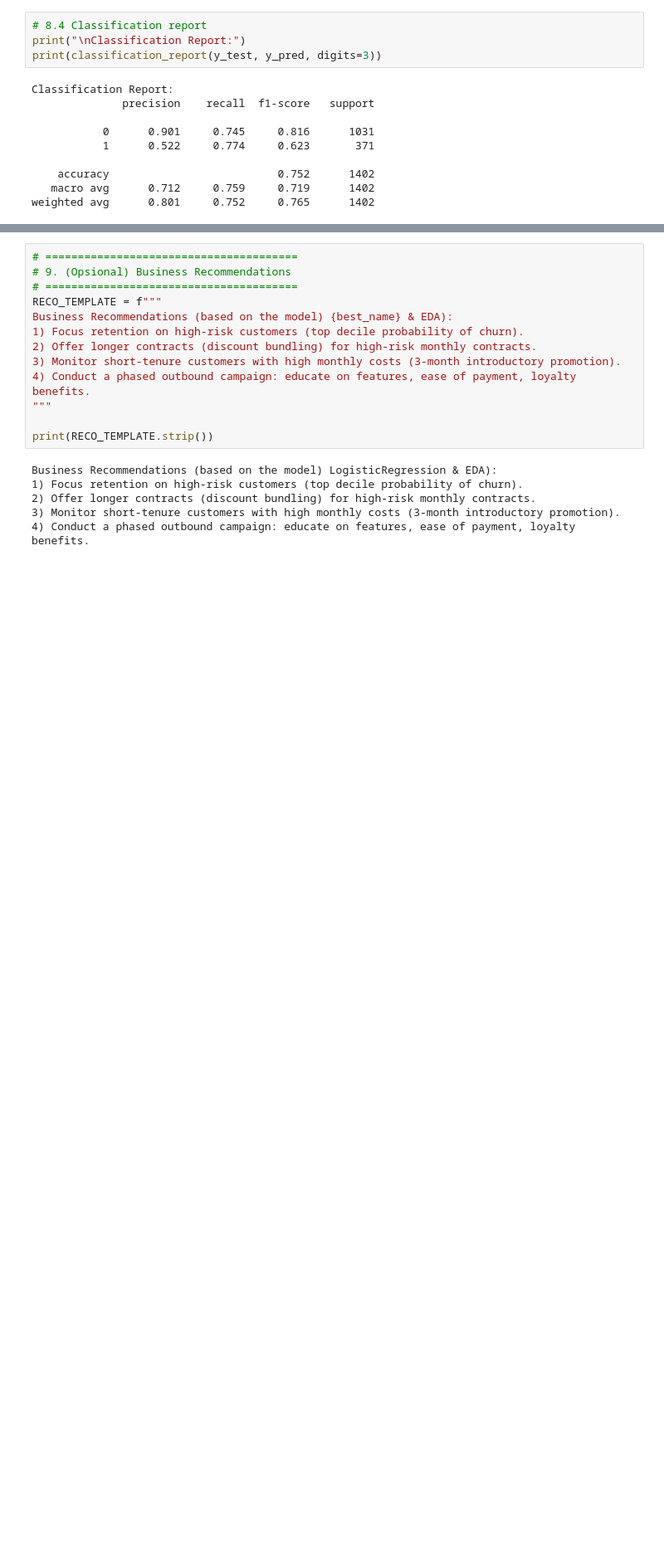
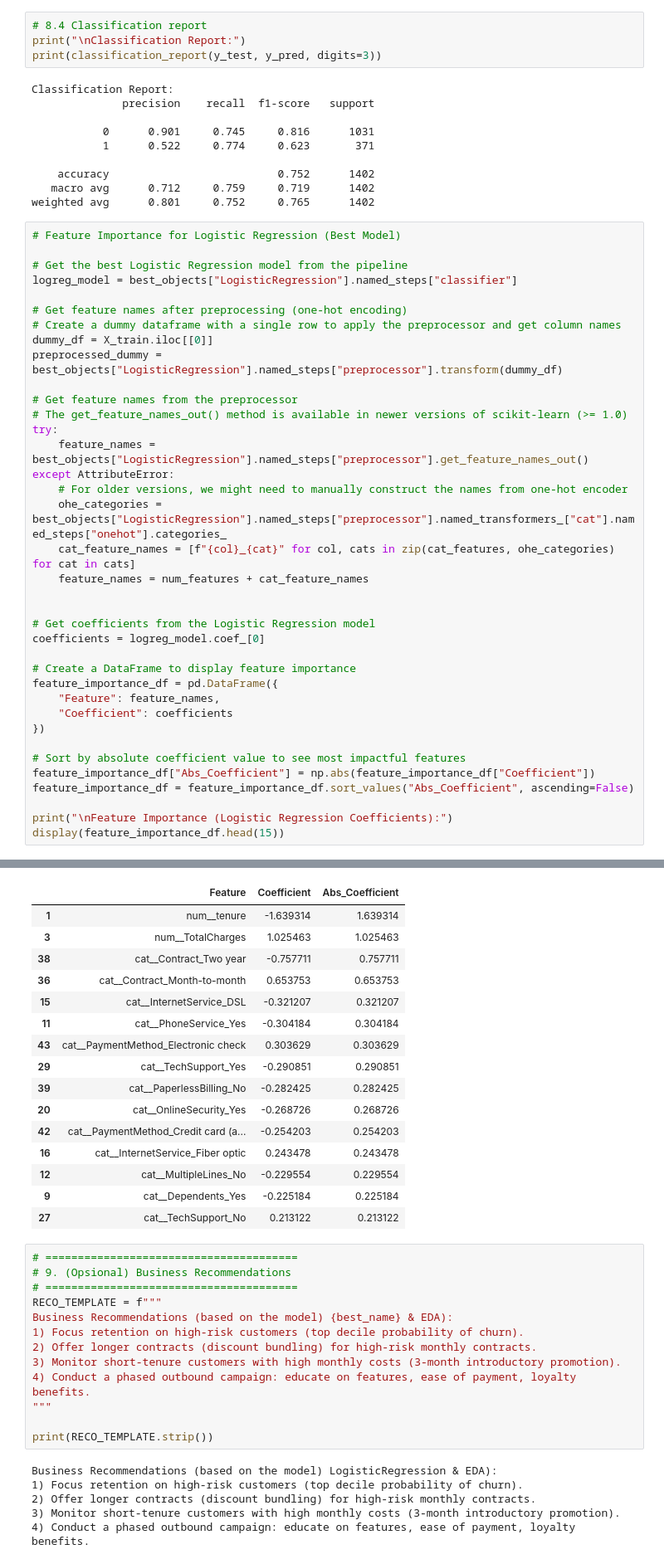
Before and after one commit to alfandoo/churn-portfolio, a Jupyter notebook: Churn_Prediction.ipynb, the cells around one changed output, grey strips where cells are left out. Shown at 83% size. Saved outputs shown, nothing was run; the diff lists cells and outputs as text; blank space fills up the shorter version.

```diff
--- a/Churn_Prediction.ipynb
+++ b/Churn_Prediction.ipynb
@@ -722,3 +722,41 @@ Classification Report:
     accuracy                          0.752      1402
    macro avg      0.712     0.759     0.719      1402
 weighted avg      0.801     0.752     0.765      1402
+# %%
+# Feature Importance for Logistic Regression (Best Model)
+
+# Get the best Logistic Regression model from the pipeline
+logreg_model = best_objects["LogisticRegression"].named_steps["classifier"]
+
+# Get feature names after preprocessing (one-hot encoding)
+# Create a dummy dataframe with a single row to apply the preprocessor and get column names
+dummy_df = X_train.iloc[[0]]
+preprocessed_dummy = best_objects["LogisticRegression"].named_steps["preprocessor"].transform(dummy_df)
+
+# Get feature names from the preprocessor
+# The get_feature_names_out() method is available in newer versions of scikit-learn (>= 1.0)
+try:
+    feature_names = best_objects["LogisticRegression"].named_steps["preprocessor"].get_feature_names_out()
+except AttributeError:
+    # For older versions, we might need to manually construct the names from one-hot encoder
+    ohe_categories = best_objects["LogisticRegression"].named_steps["preprocessor"].named_transformers_["cat"].named_steps["onehot"].categories_
+    cat_feature_names = [f"{col}_{cat}" for col, cats in zip(cat_features, ohe_categories) for cat in cats]
+    feature_names = num_features + cat_feature_names
+
+
+# Get coefficients from the Logistic Regression model
+coefficients = logreg_model.coef_[0]
+
+# Create a DataFrame to display feature importance
+feature_importance_df = pd.DataFrame({
+    "Feature": feature_names,
+    "Coefficient": coefficients
+})
+
+# Sort by absolute coefficient value to see most impactful features
+feature_importance_df["Abs_Coefficient"] = np.abs(feature_importance_df["Coefficient"])
+feature_importance_df = feature_importance_df.sort_values("Abs_Coefficient", ascending=False)
+
+print("\nFeature Importance (Logistic Regression Coefficients):")
+display(feature_importance_df.head(15))
+# %% [output]
@@ -725,3 +764,19 @@ weighted avg      0.801     0.752     0.765      1402
+|  | Feature | Coefficient | Abs_Coefficient |
+| 1 | num__tenure | -1.639314 | 1.639314 |
+| 3 | num__TotalCharges | 1.025463 | 1.025463 |
+| 38 | cat__Contract_Two year | -0.757711 | 0.757711 |
+| 36 | cat__Contract_Month-to-month | 0.653753 | 0.653753 |
+| 15 | cat__InternetService_DSL | -0.321207 | 0.321207 |
+| 11 | cat__PhoneService_Yes | -0.304184 | 0.304184 |
+| 43 | cat__PaymentMethod_Electronic check | 0.303629 | 0.303629 |
+| 29 | cat__TechSupport_Yes | -0.290851 | 0.290851 |
+| 39 | cat__PaperlessBilling_No | -0.282425 | 0.282425 |
+| 20 | cat__OnlineSecurity_Yes | -0.268726 | 0.268726 |
+| 42 | cat__PaymentMethod_Credit card (a... | -0.254203 | 0.254203 |
+| 16 | cat__InternetService_Fiber optic | 0.243478 | 0.243478 |
+| 12 | cat__MultipleLines_No | -0.229554 | 0.229554 |
+| 9 | cat__Dependents_Yes | -0.225184 | 0.225184 |
+| 27 | cat__TechSupport_No | 0.213122 | 0.213122 |
 # %%
 # =======================================
 # 9. (Opsional) Business Recommendations
```
Also changed, not shown: parts of 1 cell of this notebook.
